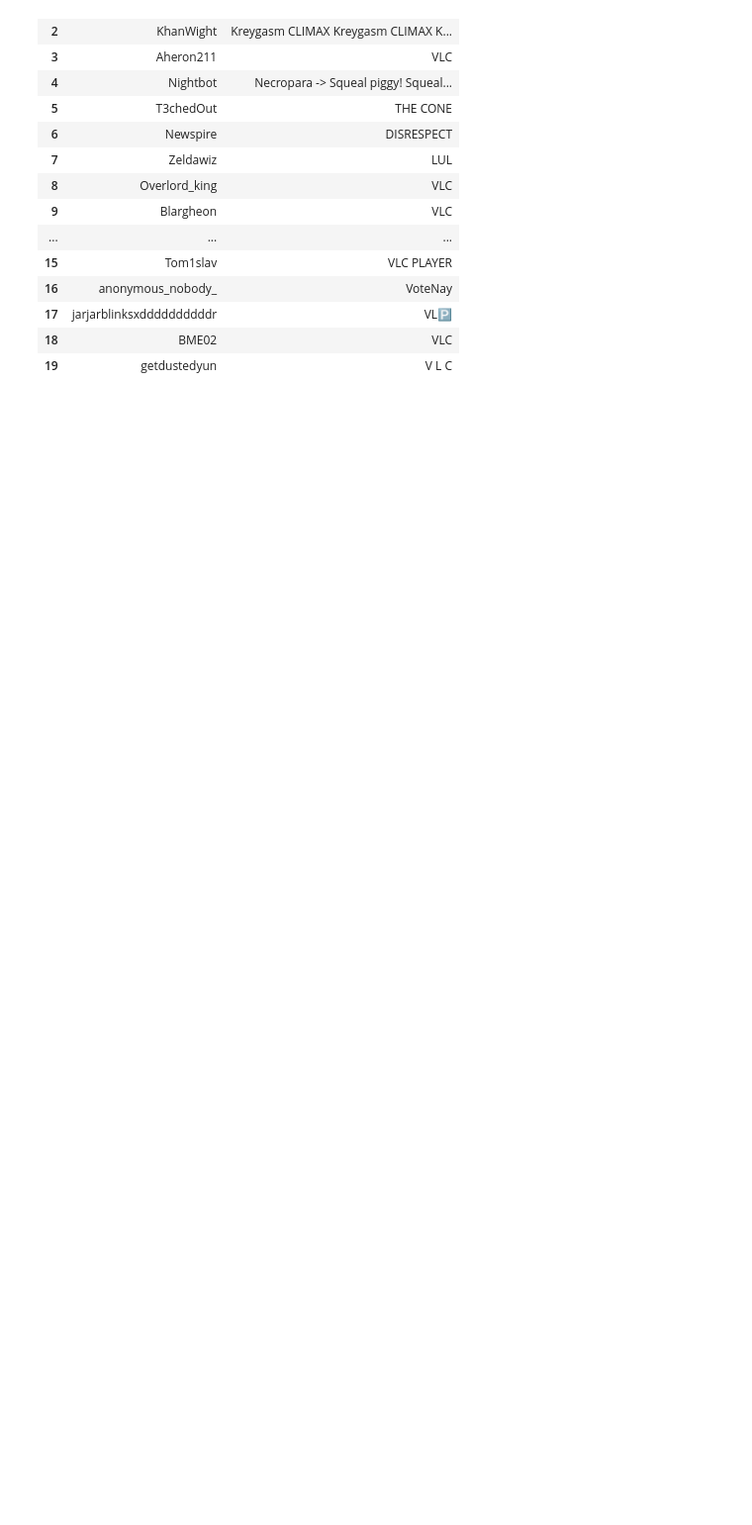
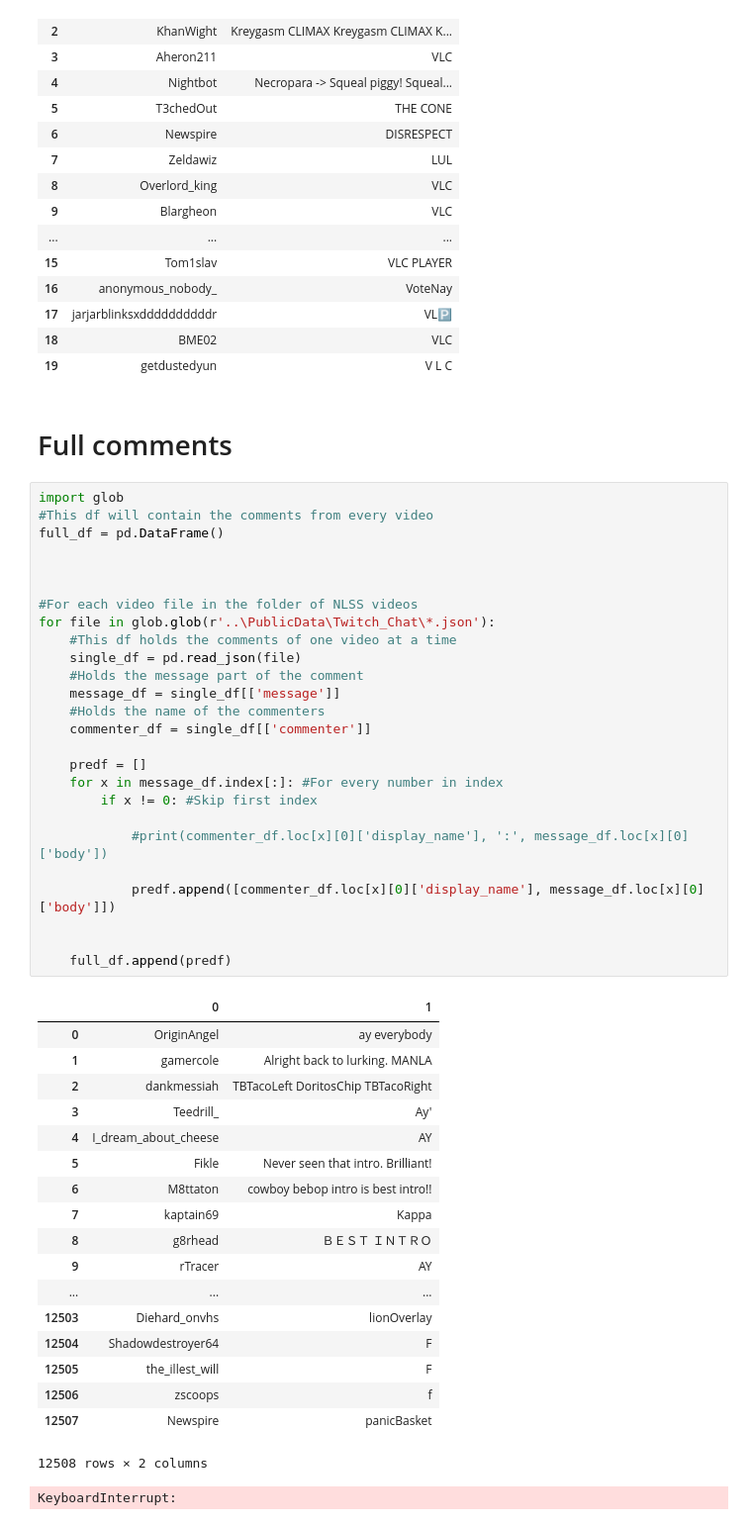
Before and after one commit to Data-Science-for-Linguists/NLSS_Project, a Jupyter notebook: Pipeline/Comment_DataFrame.ipynb, the cells around one changed output. Shown at 99% size. Cells and saved outputs as stored; diff of their text form; blank space fills up the shorter version.

Commit message:
putting all comments together

```diff
--- a/Pipeline/Comment_DataFrame.ipynb
+++ b/Pipeline/Comment_DataFrame.ipynb
@@ -136,3 +136,51 @@ comment_df[:20]
 | 17 | jarjarblinksxddddddddddr | VL🅿 |
 | 18 | BME02 | VLC |
 | 19 | getdustedyun | V L C |
+# %% [markdown]
+# Full comments
+# %%
+import glob
+#This df will contain the comments from every video
+full_df = pd.DataFrame()
+
+
+
+#For each video file in the folder of NLSS videos
+for file in glob.glob(r'..\PublicData\Twitch_Chat\*.json'):
+    #This df holds the comments of one video at a time
+    single_df = pd.read_json(file)
+    #Holds the message part of the comment
+    message_df = single_df[['message']]
+    #Holds the name of the commenters
+    commenter_df = single_df[['commenter']]
+
+    predf = []
+    for x in message_df.index[:]: #For every number in index
+        if x != 0: #Skip first index
+
+            #print(commenter_df.loc[x][0]['display_name'], ':', message_df.loc[x][0]['body'])
+
+            predf.append([commenter_df.loc[x][0]['display_name'], message_df.loc[x][0]['body']])
+
+
+    full_df.append(predf)
+# %% [output]
+|  | 0 | 1 |
+| 0 | OriginAngel | ay everybody |
+| 1 | gamercole | Alright back to lurking. MANLA |
+| 2 | dankmessiah | TBTacoLeft DoritosChip TBTacoRight |
+| 3 | Teedrill_ | Ay' |
+| 4 | I_dream_about_cheese | AY |
+| 5 | Fikle | Never seen that intro. Brilliant! |
+| 6 | M8ttaton | cowboy bebop intro is best intro!! |
+| 7 | kaptain69 | Kappa |
+| 8 | g8rhead | ＢＥＳＴ ＩＮＴＲＯ |
+| 9 | rTracer | AY |
+| ... | ... | ... |
+| 12503 | Diehard_onvhs | lionOverlay |
+| 12504 | Shadowdestroyer64 | F |
+| 12505 | the_illest_will | F |
+| 12506 | zscoops | f |
+| 12507 | Newspire | panicBasket |
+12508 rows × 2 columns
+KeyboardInterrupt:
```
